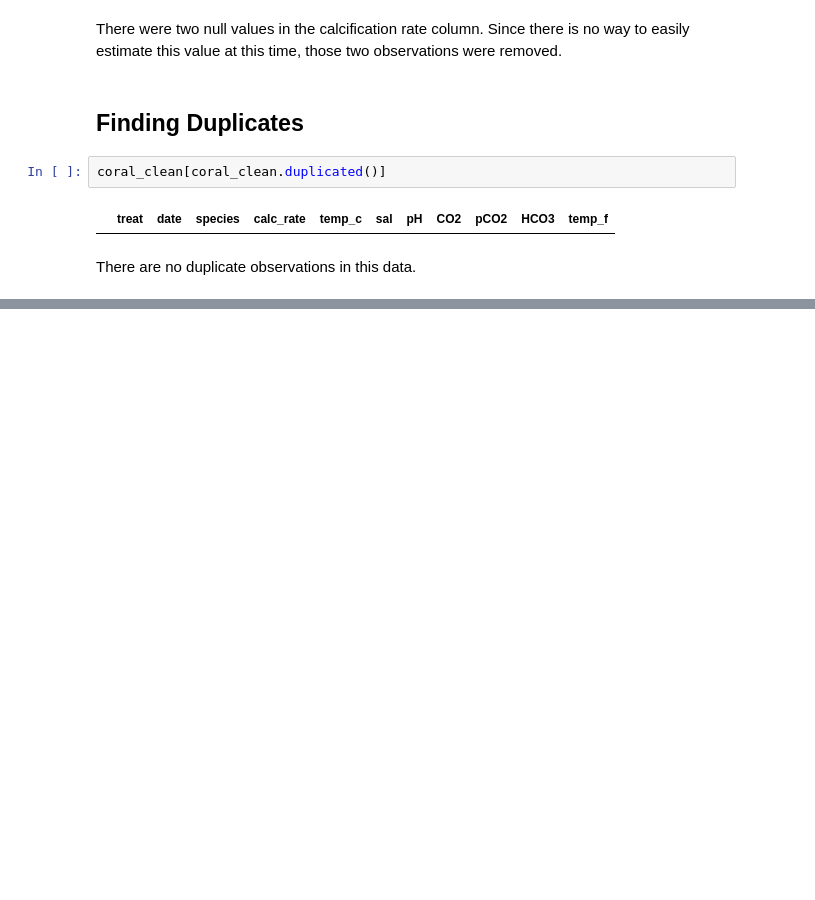
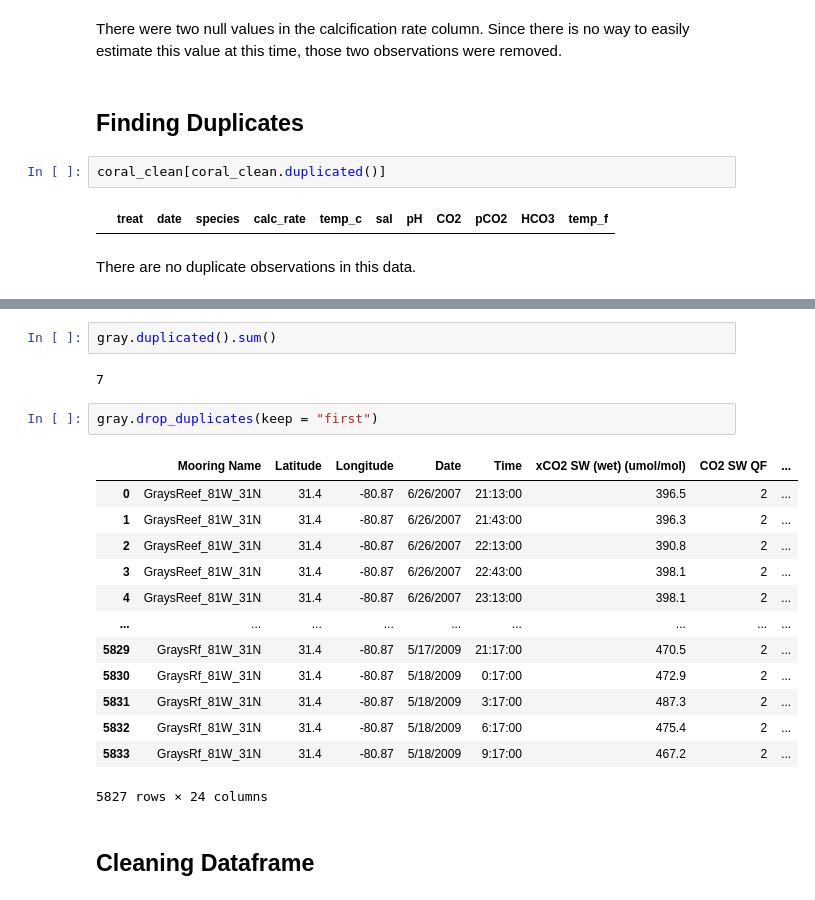
Before and after one commit to DaLamb14/DSC-540-Summer-20, a Jupyter notebook: Final Project/Term Project.ipynb, the cells around one changed output, grey strips where cells are left out. Saved outputs shown, nothing was run; the diff lists cells and outputs as text; blank space fills up the shorter version.

```diff
--- a/Final Project/Term Project.ipynb
+++ b/Final Project/Term Project.ipynb
@@ -208,0 +352,22 @@ There are no duplicate observations in this data.
+# %%
+gray.duplicated().sum()
+# %% [output]
+7
+# %%
+gray.drop_duplicates(keep = "first")
+# %% [output]
+|  | Mooring Name | Latitude | Longitude | Date | Time | xCO2 SW (wet) (umol/mol) | CO2 SW QF | ... |
+| 0 | GraysReef_81W_31N | 31.4 | -80.87 | 6/26/2007 | 21:13:00 | 396.5 | 2 | ... |
+| 1 | GraysReef_81W_31N | 31.4 | -80.87 | 6/26/2007 | 21:43:00 | 396.3 | 2 | ... |
+| 2 | GraysReef_81W_31N | 31.4 | -80.87 | 6/26/2007 | 22:13:00 | 390.8 | 2 | ... |
+| 3 | GraysReef_81W_31N | 31.4 | -80.87 | 6/26/2007 | 22:43:00 | 398.1 | 2 | ... |
+| 4 | GraysReef_81W_31N | 31.4 | -80.87 | 6/26/2007 | 23:13:00 | 398.1 | 2 | ... |
+| ... | ... | ... | ... | ... | ... | ... | ... | ... |
+| 5829 | GraysRf_81W_31N | 31.4 | -80.87 | 5/17/2009 | 21:17:00 | 470.5 | 2 | ... |
+| 5830 | GraysRf_81W_31N | 31.4 | -80.87 | 5/18/2009 | 0:17:00 | 472.9 | 2 | ... |
+| 5831 | GraysRf_81W_31N | 31.4 | -80.87 | 5/18/2009 | 3:17:00 | 487.3 | 2 | ... |
+| 5832 | GraysRf_81W_31N | 31.4 | -80.87 | 5/18/2009 | 6:17:00 | 475.4 | 2 | ... |
+| 5833 | GraysRf_81W_31N | 31.4 | -80.87 | 5/18/2009 | 9:17:00 | 467.2 | 2 | ... |
+5827 rows × 24 columns
+# %% [markdown]
+## Cleaning Dataframe
```
Also changed, not shown: parts of 25 cells of this notebook.
